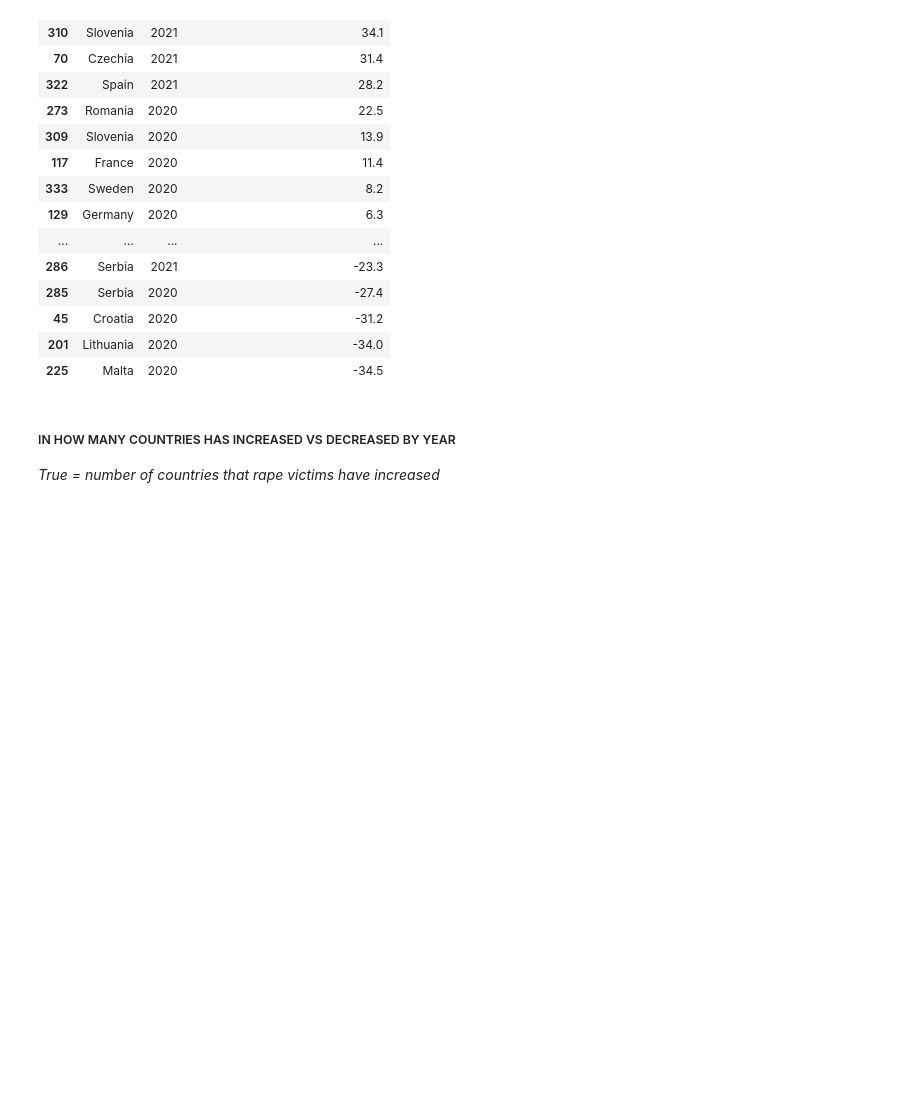
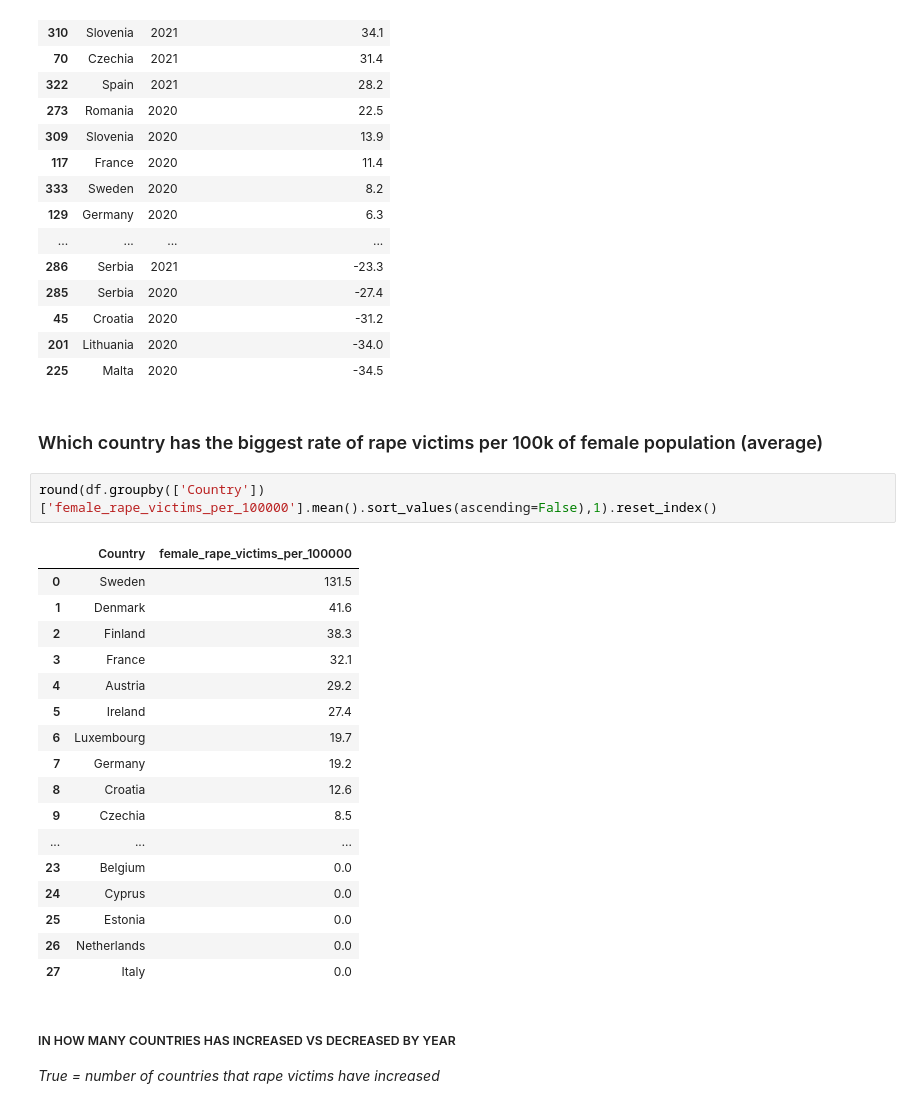
Before and after one commit to troboukis/FEMICIDES, a Jupyter notebook: Analysis.ipynb, the cells around one changed output. Saved outputs shown, nothing was run; the diff lists cells and outputs as text; blank space fills up the shorter version.

```diff
--- a/Analysis.ipynb
+++ b/Analysis.ipynb
@@ -986,6 +986,28 @@ df[(df['female_rape_victims_pct_change'].notna())\
 | 45 | Croatia | 2020 | -31.2 |
 | 201 | Lithuania | 2020 | -34.0 |
 | 225 | Malta | 2020 | -34.5 |
+# %% [markdown]
+### Which country has the biggest rate of rape victims per 100k of female population (average)
+# %%
+round(df.groupby(['Country'])['female_rape_victims_per_100000'].mean().sort_values(ascending=False),1).reset_index()
+# %% [output]
+|  | Country | female_rape_victims_per_100000 |
+| 0 | Sweden | 131.5 |
+| 1 | Denmark | 41.6 |
+| 2 | Finland | 38.3 |
+| 3 | France | 32.1 |
+| 4 | Austria | 29.2 |
+| 5 | Ireland | 27.4 |
+| 6 | Luxembourg | 19.7 |
+| 7 | Germany | 19.2 |
+| 8 | Croatia | 12.6 |
+| 9 | Czechia | 8.5 |
+| ... | ... | ... |
+| 23 | Belgium | 0.0 |
+| 24 | Cyprus | 0.0 |
+| 25 | Estonia | 0.0 |
+| 26 | Netherlands | 0.0 |
+| 27 | Italy | 0.0 |
 # %% [markdown]
 ##### IN HOW MANY COUNTRIES HAS INCREASED VS DECREASED BY YEAR
 *True = number of countries that rape victims have increased*
```
Also changed, not shown: parts of 36 cells of this notebook, 1 other file.
